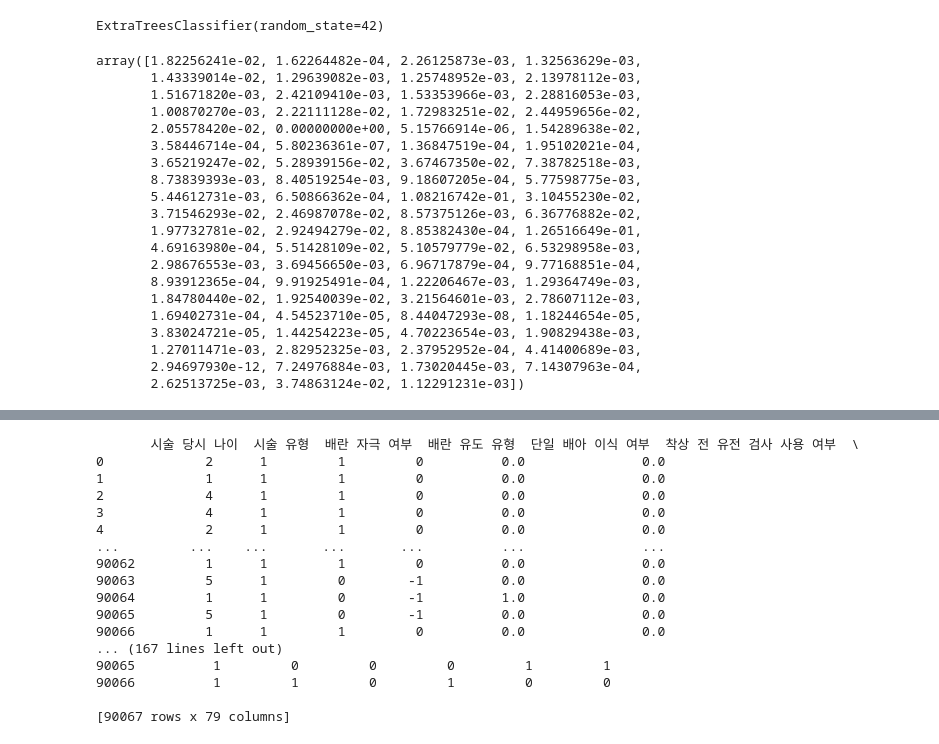
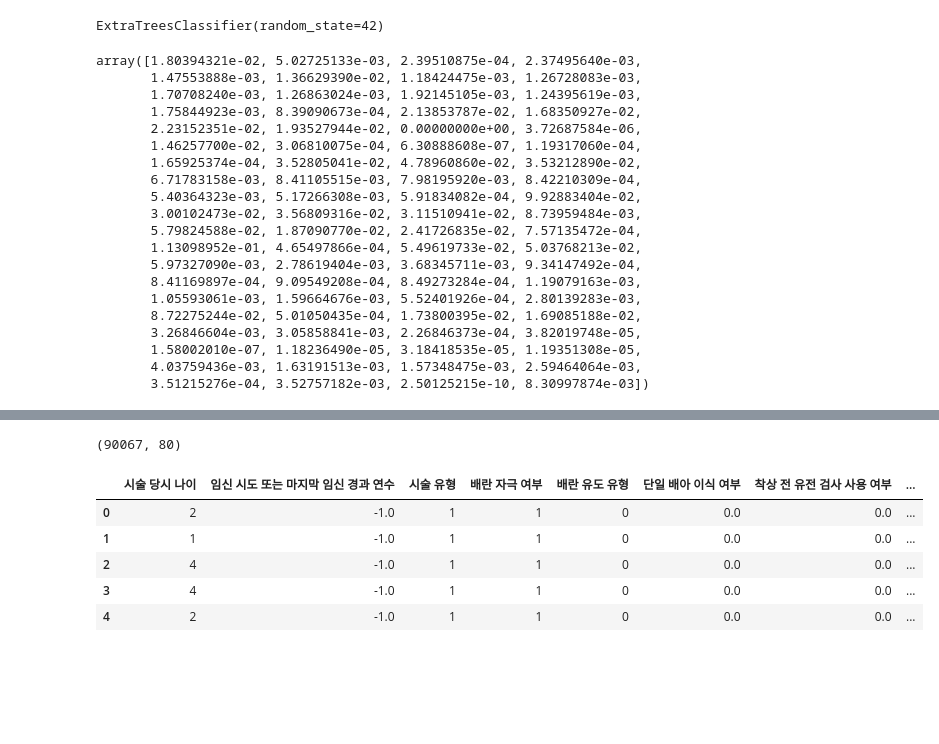
Before and after one commit to geabal/LGAimers-06-2, a Jupyter notebook: src/BaselineModel.ipynb, the cells around one changed output, grey strips where cells are left out. Saved outputs shown, nothing was run; the diff lists cells and outputs as text; code cells hidden in the pictures; blank space fills up the shorter version.

```diff
--- a/src/BaselineModel.ipynb
+++ b/src/BaselineModel.ipynb
@@ -69,28 +69,28 @@ model_di.fit(X_train, Y_train)
 # %% [output]
 ExtraTreesClassifier(random_state=42)
 # %%
-model_di.feature_importances_
+model.feature_importances_
 # %% [output]
-array([1.82256241e-02, 1.62264482e-04, 2.26125873e-03, 1.32563629e-03,
-       1.43339014e-02, 1.29639082e-03, 1.25748952e-03, 2.13978112e-03,
-       1.51671820e-03, 2.42109410e-03, 1.53353966e-03, 2.28816053e-03,
-       1.00870270e-03, 2.22111128e-02, 1.72983251e-02, 2.44959656e-02,
-       2.05578420e-02, 0.00000000e+00, 5.15766914e-06, 1.54289638e-02,
-       3.58446714e-04, 5.80236361e-07, 1.36847519e-04, 1.95102021e-04,
-       3.65219247e-02, 5.28939156e-02, 3.67467350e-02, 7.38782518e-03,
-       8.73839393e-03, 8.40519254e-03, 9.18607205e-04, 5.77598775e-03,
-       5.44612731e-03, 6.50866362e-04, 1.08216742e-01, 3.10455230e-02,
-       3.71546293e-02, 2.46987078e-02, 8.57375126e-03, 6.36776882e-02,
-       1.97732781e-02, 2.92494279e-02, 8.85382430e-04, 1.26516649e-01,
-       4.69163980e-04, 5.51428109e-02, 5.10579779e-02, 6.53298958e-03,
-       2.98676553e-03, 3.69456650e-03, 6.96717879e-04, 9.77168851e-04,
-       8.93912365e-04, 9.91925491e-04, 1.22206467e-03, 1.29364749e-03,
-       1.84780440e-02, 1.92540039e-02, 3.21564601e-03, 2.78607112e-03,
-       1.69402731e-04, 4.54523710e-05, 8.44047293e-08, 1.18244654e-05,
-       3.83024721e-05, 1.44254223e-05, 4.70223654e-03, 1.90829438e-03,
-       1.27011471e-03, 2.82952325e-03, 2.37952952e-04, 4.41400689e-03,
-       2.94697930e-12, 7.24976884e-03, 1.73020445e-03, 7.14307963e-04,
-       2.62513725e-03, 3.74863124e-02, 1.12291231e-03])
+array([1.80394321e-02, 5.02725133e-03, 2.39510875e-04, 2.37495640e-03,
+       1.47553888e-03, 1.36629390e-02, 1.18424475e-03, 1.26728083e-03,
+       1.70708240e-03, 1.26863024e-03, 1.92145105e-03, 1.24395619e-03,
+       1.75844923e-03, 8.39090673e-04, 2.13853787e-02, 1.68350927e-02,
+       2.23152351e-02, 1.93527944e-02, 0.00000000e+00, 3.72687584e-06,
+       1.46257700e-02, 3.06810075e-04, 6.30888608e-07, 1.19317060e-04,
+       1.65925374e-04, 3.52805041e-02, 4.78960860e-02, 3.53212890e-02,
+       6.71783158e-03, 8.41105515e-03, 7.98195920e-03, 8.42210309e-04,
+       5.40364323e-03, 5.17266308e-03, 5.91834082e-04, 9.92883404e-02,
+       3.00102473e-02, 3.56809316e-02, 3.11510941e-02, 8.73959484e-03,
+       5.79824588e-02, 1.87090770e-02, 2.41726835e-02, 7.57135472e-04,
+       1.13098952e-01, 4.65497866e-04, 5.49619733e-02, 5.03768213e-02,
+       5.97327090e-03, 2.78619404e-03, 3.68345711e-03, 9.34147492e-04,
+       8.41169897e-04, 9.09549208e-04, 8.49273284e-04, 1.19079163e-03,
+       1.05593061e-03, 1.59664676e-03, 5.52401926e-04, 2.80139283e-03,
+       8.72275244e-02, 5.01050435e-04, 1.73800395e-02, 1.69085188e-02,
+       3.26846604e-03, 3.05858841e-03, 2.26846373e-04, 3.82019748e-05,
+       1.58002010e-07, 1.18236490e-05, 3.18418535e-05, 1.19351308e-05,
+       4.03759436e-03, 1.63191513e-03, 1.57348475e-03, 2.59464064e-03,
+       3.51215276e-04, 3.52757182e-03, 2.50125215e-10, 8.30997874e-03])
 # %%
 test.head()
 # %% [output]
@@ -103,23 +103,14 @@ test.head()
 # %%
 #test 데이터 전처리
 test = dpp.dpp(test)
-print(test)
+print(test.shape)
+test.head()
 # %% [output]
-       시술 당시 나이  시술 유형  배란 자극 여부  배란 유도 유형  단일 배아 이식 여부  착상 전 유전 검사 사용 여부  \
-0             2      1         1         0          0.0               0.0
-1             1      1         1         0          0.0               0.0
-2             4      1         1         0          0.0               0.0
-3             4      1         1         0          0.0               0.0
-4             2      1         1         0          0.0               0.0
-...         ...    ...       ...       ...          ...               ...
-90062         1      1         1         0          0.0               0.0
-90063         5      1         0        -1          0.0               0.0
-90064         1      1         0        -1          1.0               0.0
-90065         5      1         0        -1          0.0               0.0
-90066         1      1         1         0          0.0               0.0
-... (167 lines left out)
-90065          1         0         0         0         1         1
-90066          1         1         0         1         0         0
-
-[90067 rows x 79 columns]
+(90067, 80)
+|  | 시술 당시 나이 | 임신 시도 또는 마지막 임신 경과 연수 | 시술 유형 | 배란 자극 여부 | 배란 유도 유형 | 단일 배아 이식 여부 | 착상 전 유전 검사 사용 여부 | ... |
+| 0 | 2 | -1.0 | 1 | 1 | 0 | 0.0 | 0.0 | ... |
+| 1 | 1 | -1.0 | 1 | 1 | 0 | 0.0 | 0.0 | ... |
+| 2 | 4 | -1.0 | 1 | 1 | 0 | 0.0 | 0.0 | ... |
+| 3 | 4 | -1.0 | 1 | 1 | 0 | 0.0 | 0.0 | ... |
+| 4 | 2 | -1.0 | 1 | 1 | 0 | 0.0 | 0.0 | ... |
 # %%
```
Also changed, not shown: parts of 6 cells of this notebook, 14 other files.
